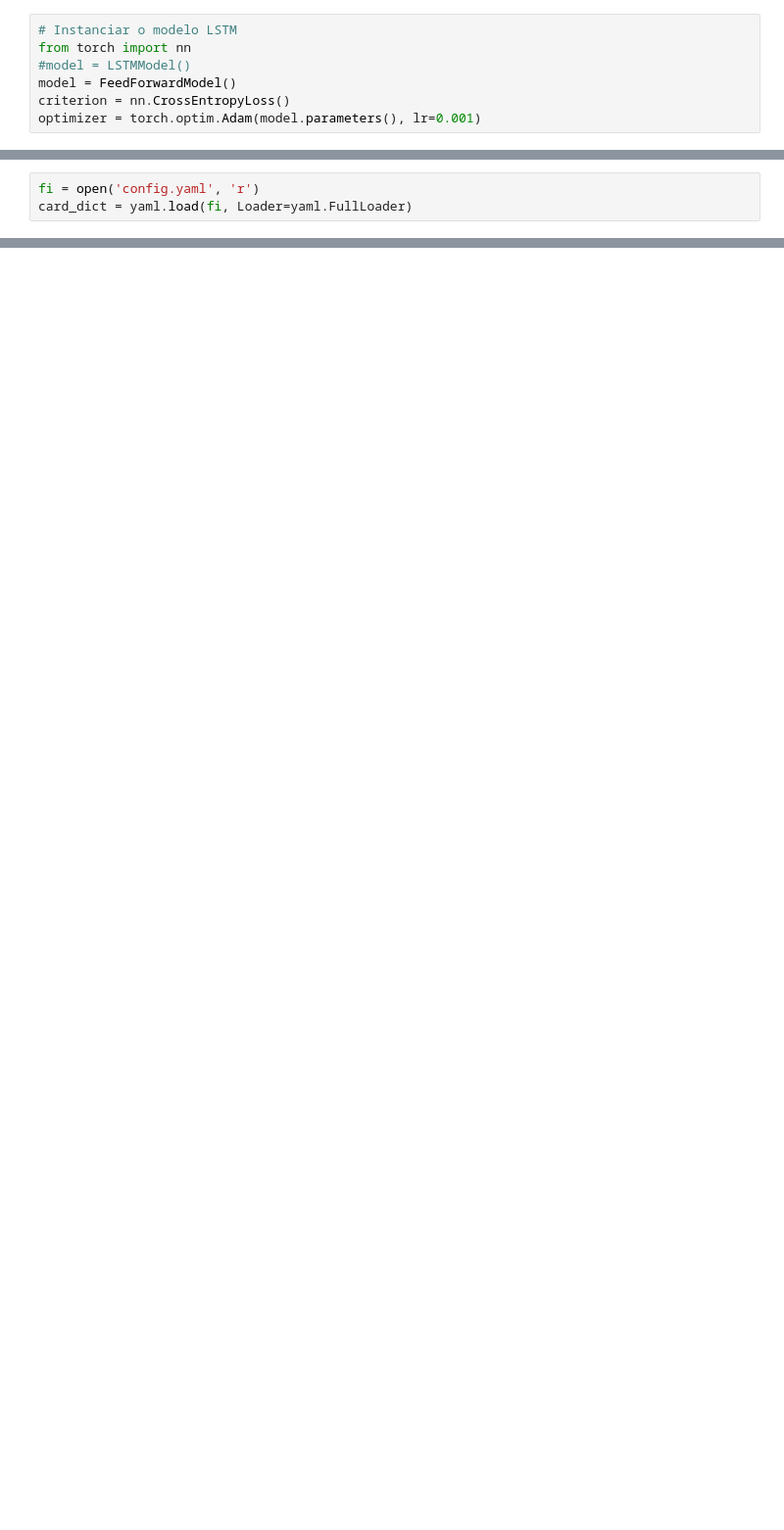
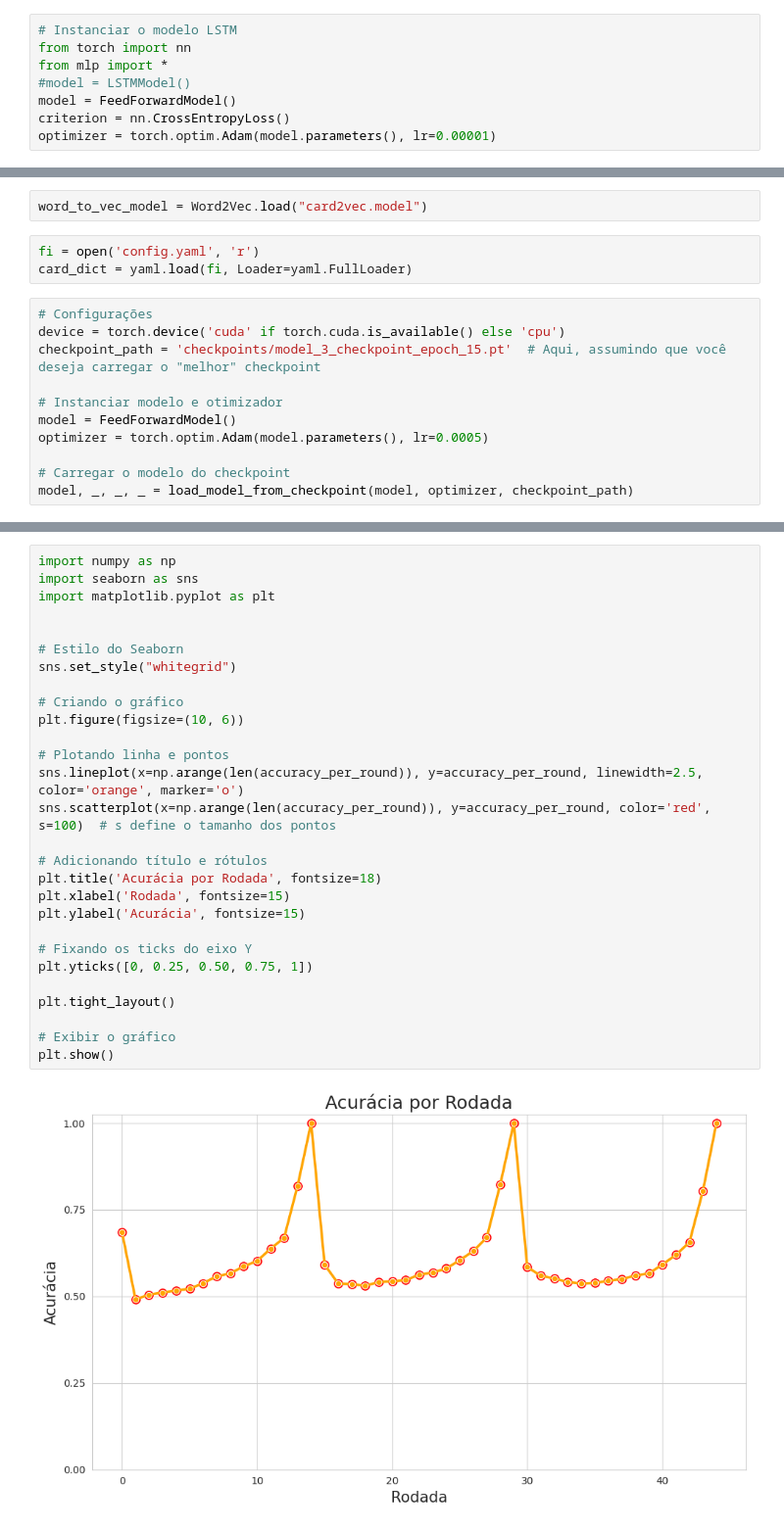
Before and after one commit to DiegoHMM/MTG_drafter, a Jupyter notebook: draftsym/train.ipynb, the cells around one changed output, grey strips where cells are left out. Shown: that part at 98% size. Cells and saved outputs as stored; diff of their text form; blank space fills up the shorter version.

```diff
--- a/draftsym/train.ipynb
+++ b/draftsym/train.ipynb
@@ -91,10 +95,11 @@ Máscara: tensor([[0., 0., 0., 0., 0., 0., 0., 0., 0., 0., 0., 0., 0., 0., 0., 0
 # %%
 # Instanciar o modelo LSTM
 from torch import nn
+from mlp import *
 #model = LSTMModel()
 model = FeedForwardModel()
 criterion = nn.CrossEntropyLoss()
-optimizer = torch.optim.Adam(model.parameters(), lr=0.001)
+optimizer = torch.optim.Adam(model.parameters(), lr=0.00001)
 # %%
 import os
 import torch
@@ -196,6 +225,19 @@ df_test = df_test.drop(columns=['Unnamed: 0.1', 'Unnamed: 0'])
+# %%
+word_to_vec_model = Word2Vec.load("card2vec.model")
 # %%
 fi = open('config.yaml', 'r')
 card_dict = yaml.load(fi, Loader=yaml.FullLoader)
+# %%
+# Configurações
+device = torch.device('cuda' if torch.cuda.is_available() else 'cpu')
+checkpoint_path = 'checkpoints/model_3_checkpoint_epoch_15.pt'  # Aqui, assumindo que você deseja carregar o "melhor" checkpoint
+
+# Instanciar modelo e otimizador
+model = FeedForwardModel()
+optimizer = torch.optim.Adam(model.parameters(), lr=0.0005)
+
+# Carregar o modelo do checkpoint
+model, _, _, _ = load_model_from_checkpoint(model, optimizer, checkpoint_path)
 # %%
 import os
 import torch
@@ -262,0 +320,30 @@ FileNotFoundError: [Errno 2] No such file or directory: 'checkpoints/checkpoint_
+# %%
+import numpy as np
+import seaborn as sns
+import matplotlib.pyplot as plt
+
+
+# Estilo do Seaborn
+sns.set_style("whitegrid")
+
+# Criando o gráfico
+plt.figure(figsize=(10, 6))
+
+# Plotando linha e pontos
+sns.lineplot(x=np.arange(len(accuracy_per_round)), y=accuracy_per_round, linewidth=2.5, color='orange', marker='o')
+sns.scatterplot(x=np.arange(len(accuracy_per_round)), y=accuracy_per_round, color='red', s=100)  # s define o tamanho dos pontos
+
+# Adicionando título e rótulos
+plt.title('Acurácia por Rodada', fontsize=18)
+plt.xlabel('Rodada', fontsize=15)
+plt.ylabel('Acurácia', fontsize=15)
+
+# Fixando os ticks do eixo Y
+plt.yticks([0, 0.25, 0.50, 0.75, 1])
+
+plt.tight_layout()
+
+# Exibir o gráfico
+plt.show()
+# %% [output]
+[figure, added]
```
Also changed, not shown: parts of 9 cells of this notebook, 15 other files.
